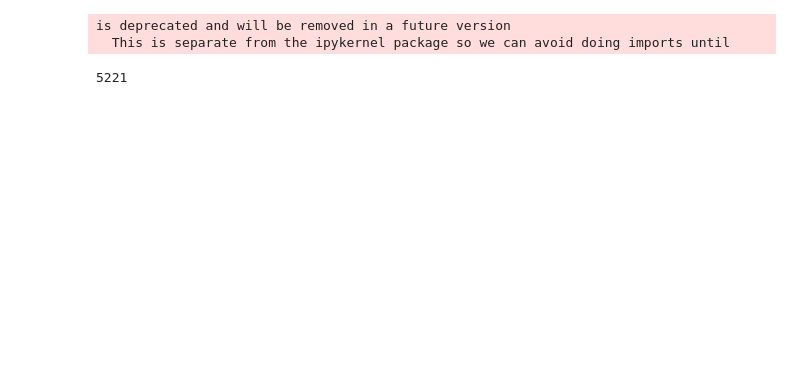
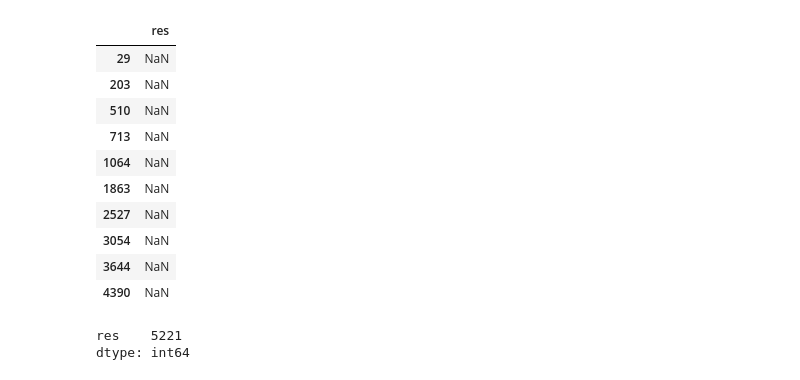
Before and after one commit to Piteryo/Mlbootcamp, a Jupyter notebook: InitialAnalysis.ipynb, the cells around one changed output. Cells and saved outputs as stored; diff of their text form; code cells hidden in the pictures; blank space fills up the shorter version.

```diff
--- a/InitialAnalysis.ipynb
+++ b/InitialAnalysis.ipynb
@@ -517,5 +1042,7 @@ X_validate.shape
+# %%
+X_valid_concat = np.concatenate((X_other_valid, X_internet_valid, X_voice_valid), axis=1)
 # %%
-res = model.predict_proba(X_validate)
+res = model.predict_proba(X_valid_concat)
 # %%
 res.shape
 # %% [output]
@@ -523,2 +1050,2 @@ res.shape
 # %%
-res = res[:,1]
+X_valid["res"] = res[:,1]
@@ -534,13 +1052,17 @@ X_validate.to_pickle("./validDF1.pkl")
-# %%
-X_validate["pred"] = res
-
-X_validate = X_validate["pred"].groupby(by="SK_ID").agg({'pred': np.mean})
-
-X_validate = X_validate.values
-# %% [output]
-is deprecated and will be removed in a future version
-  This is separate from the ipykernel package so we can avoid doing imports until
-# %%
-len(X_validate.T[0])
-# %% [output]
-5221
+# %%
+pochti_res = csi.merge(X_valid, on="SK_ID", how="left")[["res"]]
+# %%
+nans = lambda df: df[df.isnull().any(axis=1)]
+nans(pochti_res)
+# %% [output]
+|  | res |
+| 29 | NaN |
+| 203 | NaN |
+| 510 | NaN |
+| 713 | NaN |
+| 1064 | NaN |
+| 1863 | NaN |
+| 2527 | NaN |
+| 3054 | NaN |
+| 3644 | NaN |
+| 4390 | NaN |
@@ -547 +1071,6 @@ len(X_validate.T[0])
+# %%
+pochti_res.count()
+# %% [output]
+res    5221
+dtype: int64
 # %%
```
Also changed, not shown: parts of 100 cells of this notebook.
